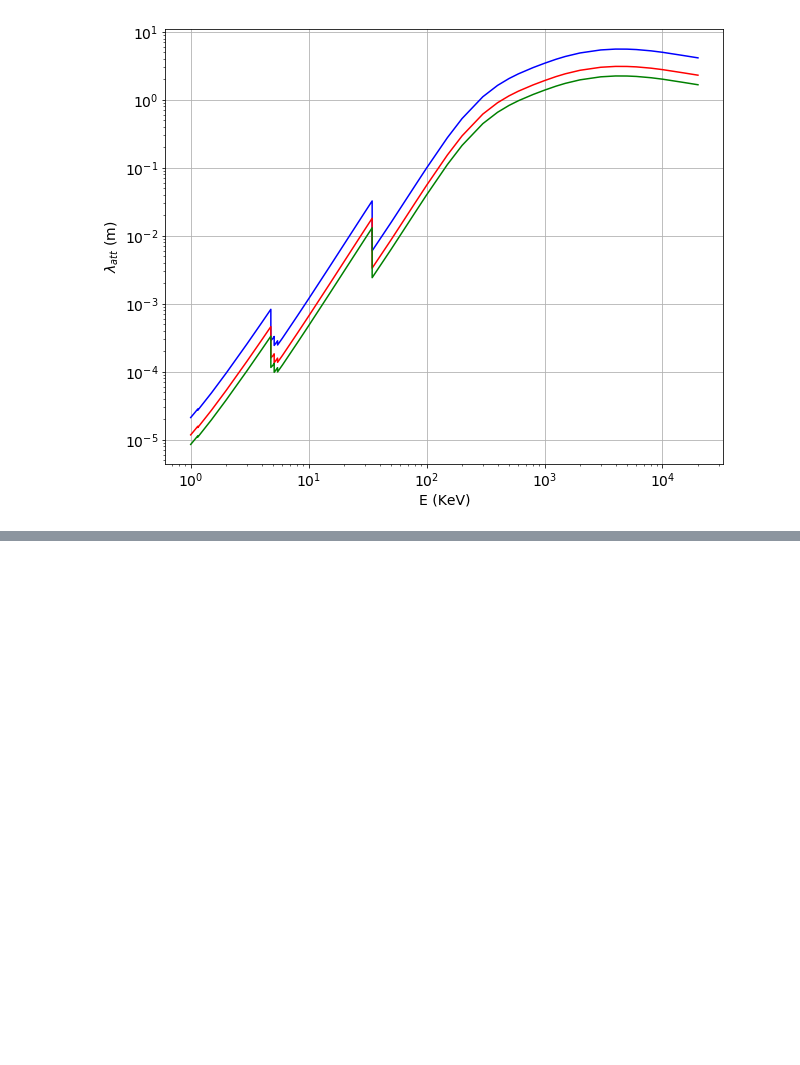
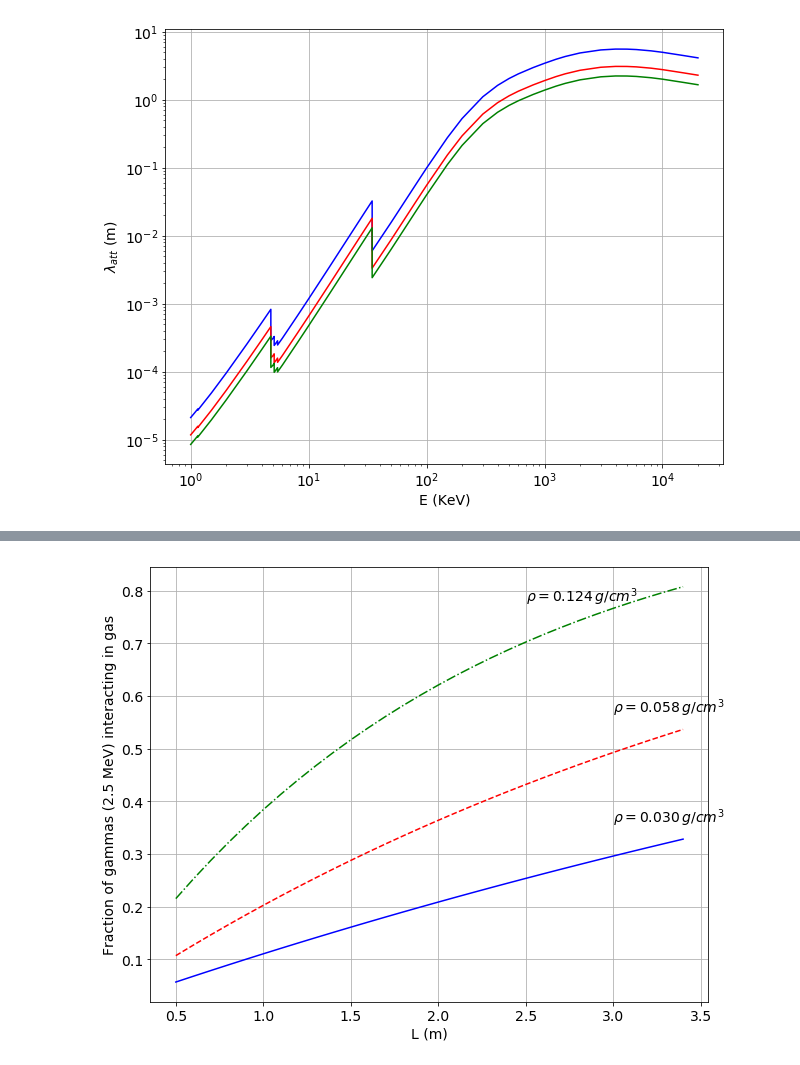
Before and after one commit to jjgomezcadenas/PYNEXT, a Jupyter notebook: nb/InteractionOfGammasInXenon.ipynb, the cells around one changed output, grey strips where cells are left out. Cells and saved outputs as stored; diff of their text form; code cells hidden in the pictures; blank space fills up the shorter version.

```diff
--- a/nb/InteractionOfGammasInXenon.ipynb
+++ b/nb/InteractionOfGammasInXenon.ipynb
@@ -104,0 +128,18 @@ plt.show()
+# %%
+L = np.arange(0.5, 3.5, 0.1) * m
+I0520 = np.array([xe.xed['rho_0520'].absorption_at_qbb(l) for l in L])
+I1020 = np.array([xe.xed['rho_1020'].absorption_at_qbb(l) for l in L])
+I2020 = np.array([xe.xed['rho_2020'].absorption_at_qbb(l) for l in L])
+# %%
+plt.plot(L / m, I0520,'b')
+plt.plot(L / m, I1020,'r--')
+plt.plot(L / m, I2020,'g-.')
+plt.grid(True)
+plt.xlabel('L (m)')
+plt.ylabel('Fraction of gammas (2.5 MeV) interacting in gas')
+plt.text(2.5, 0.78, r'$\rho={0:5.3f} \, g/cm^3$'.format(xe.rho['rho_2020']/ (g/cm3)))
+plt.text(3, 0.57, r'$\rho={0:5.3f} \, g/cm^3$'.format(xe.rho['rho_1020']  / (g/cm3)))
+plt.text(3, 0.36, r'$\rho={0:5.3f} \, g/cm^3$'.format(xe.rho['rho_0520']  / (g/cm3)))
+plt.show()
+# %% [output]
+[figure, added]
```
Also changed, not shown: parts of 11 cells of this notebook, 2 other files.
